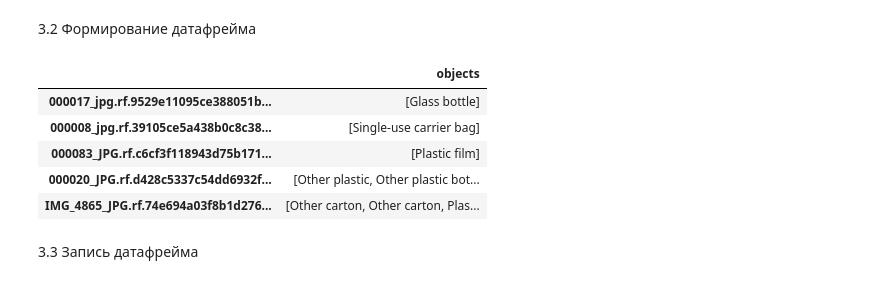
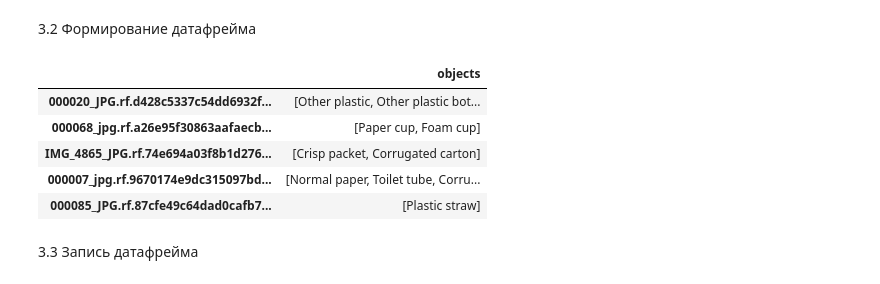
Before and after one commit to Eugenechee51/HybridAI-course, a Jupyter notebook: lab4/image2kg.ipynb, the cells around one changed output. Saved outputs shown, nothing was run; the diff lists cells and outputs as text; code cells hidden in the pictures.

```diff
--- a/lab4/image2kg.ipynb
+++ b/lab4/image2kg.ipynb
@@ -97,8 +97,8 @@ with open("TACO:-Trash-Annotations-in-Context-Dataset-2/data.yaml") as file:
   for index, line in enumerate(file):
     if  "- " in line:
       line = re.split('- ', line)
-      name = line[1][:-1]
-      classes[index - 1] = name
+      name = line[1]
+      classes[index - 1] = name[:-1]
 
 classes
 # %% [output]
@@ -124,29 +124,29 @@ classes
 # %%
 import pandas as pd
 import os
 
 df = pd.DataFrame(columns=['objects'])
 
-det_n = 4
-dir = f"/content/yolov5/runs/detect/exp{det_n}/labels"
+det_n = 2
+dir = f"/content/yolov5/runs/predict-seg/exp{det_n}/labels"
 for filename in os.listdir(dir):
   with open(os.path.join(dir, filename), 'r') as f:
     text = f.readlines()
     objects = []
     for i in text:
       label = int(i.split(' ')[0])
       objects.append(classes[label])
       index = filename[:-3]+"jpg"
       df.loc[index, 'objects'] = objects
 
 df.head()
 # %% [output]
 |  | objects |
-| 000017_jpg.rf.9529e11095ce388051b... | [Glass bottle] |
-| 000008_jpg.rf.39105ce5a438b0c8c38... | [Single-use carrier bag] |
-| 000083_JPG.rf.c6cf3f118943d75b171... | [Plastic film] |
 | 000020_JPG.rf.d428c5337c54dd6932f... | [Other plastic, Other plastic bot... |
-| IMG_4865_JPG.rf.74e694a03f8b1d276... | [Other carton, Other carton, Plas... |
+| 000068_jpg.rf.a26e95f30863aafaecb... | [Paper cup, Foam cup] |
+| IMG_4865_JPG.rf.74e694a03f8b1d276... | [Crisp packet, Corrugated carton] |
+| 000007_jpg.rf.9670174e9dc315097bd... | [Normal paper, Toilet tube, Corru... |
+| 000085_JPG.rf.87cfe49c64dad0cafb7... | [Plastic straw] |
 # %% [markdown]
 3.3 Запись датафрейма
 # %%
```
Also changed, not shown: parts of 11 cells of this notebook, 3 other files.
